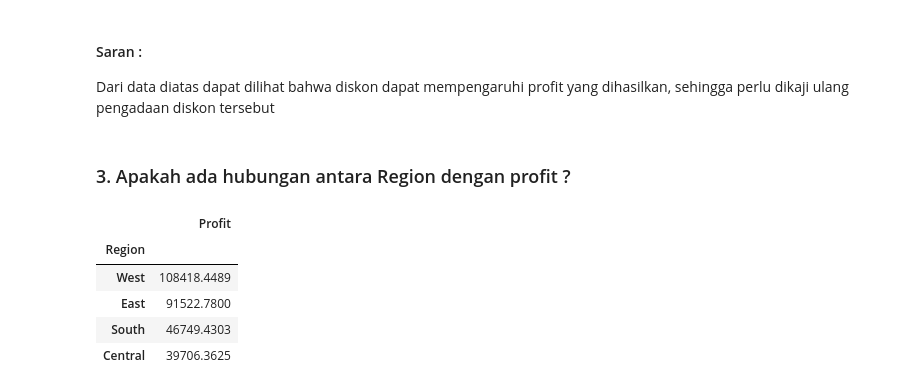
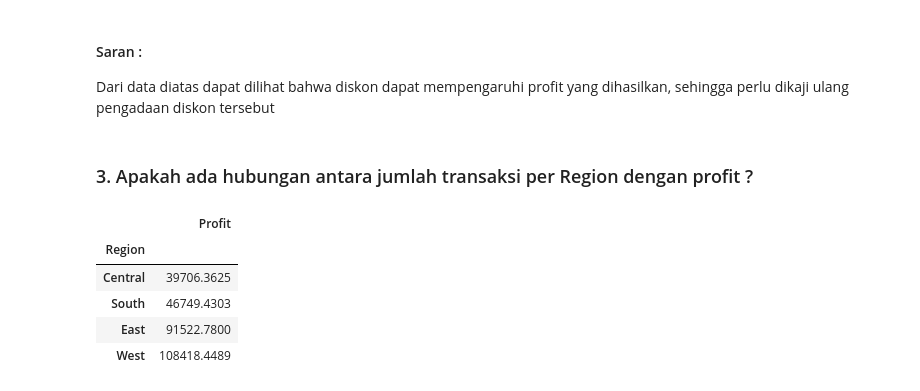
Before and after one commit to tonimurfid/Tugas_Internship_BCC, a Jupyter notebook: python/EDA_5_Fatoni Murfid Syaafii.ipynb, the cells around one changed output. Cells and saved outputs as stored; diff of their text form; code cells hidden in the pictures.

```diff
--- a/python/EDA_5_Fatoni Murfid Syaafii.ipynb
+++ b/python/EDA_5_Fatoni Murfid Syaafii.ipynb
@@ -106,15 +116,15 @@ Text(0.5, 1.0, 'Most Profit')
 #### Saran :
 Dari data diatas dapat dilihat bahwa diskon dapat mempengaruhi profit yang dihasilkan, sehingga perlu dikaji ulang pengadaan diskon tersebut
 # %% [markdown]
-### 3. Apakah ada hubungan antara Region dengan profit ?
+### 3. Apakah ada hubungan antara jumlah transaksi per Region dengan profit ?
 # %%
 region = df.groupby('Region').agg({'Profit':'sum'})
-region = region.sort_values(by='Profit', ascending=False)
+region = region.sort_values(by='Profit', ascending=True)
 region
 # %% [output]
 |  | Profit |
 | Region |  |
+| Central | 39706.3625 |
+| South | 46749.4303 |
+| East | 91522.7800 |
 | West | 108418.4489 |
-| East | 91522.7800 |
-| South | 46749.4303 |
-| Central | 39706.3625 |
```
Also changed, not shown: parts of 8 cells of this notebook, 1 other file.
